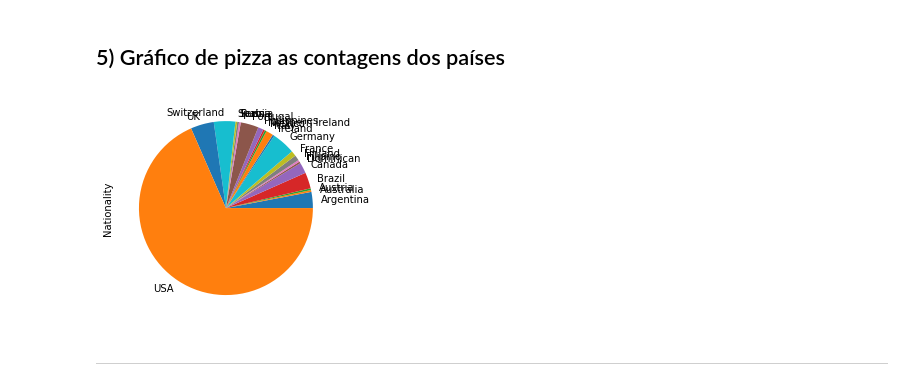
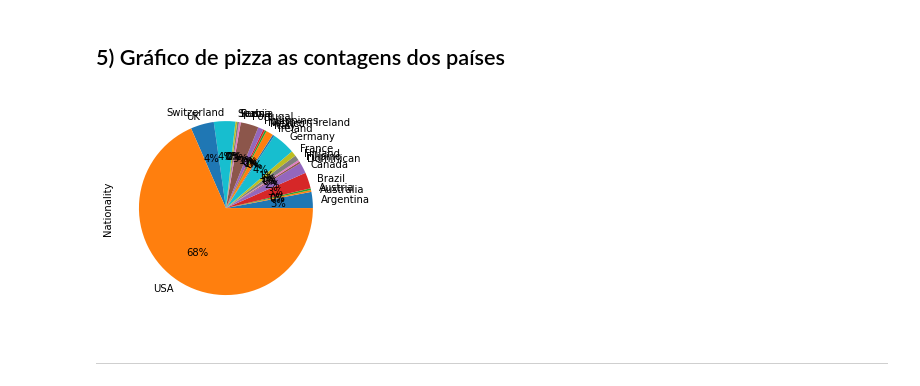
Before and after one commit to GabrielAsato/Curso_DS_Degree, a Jupyter notebook: Módulo 5 - Técnicas de Programação II/Aula 2 - Continuação Gráficos com Pandas.ipynb, the cells around one changed output. Saved outputs shown, nothing was run; the diff lists cells and outputs as text; code cells hidden in the pictures.

```diff
--- a/Módulo 5 - Técnicas de Programação II/Aula 2 - Continuação Gráficos com Pandas.ipynb
+++ b/Módulo 5 - Técnicas de Programação II/Aula 2 - Continuação Gráficos com Pandas.ipynb
@@ -320,9 +320,9 @@ df_rich.groupby("Name")[["earnings ($ million)"]].mean().sort_values(by="earning
 # %% [markdown]
 ## 5) Gráfico de pizza as contagens dos países
 # %%
-df_rich.groupby("Nationality")[["Nationality"]].count().plot(y = "Nationality", kind = "pie", legend = None);
+df_rich.groupby("Nationality")[["Nationality"]].count().plot(y = "Nationality", kind = "pie", legend = None, autopct = "%1.0f%%");
 # %% [output]
-[figure, old version]
+[figure, new version]
 # %% [markdown]
 ---
 # %% [markdown]
```
Also changed, not shown: parts of 3 cells of this notebook, 2 other files.
